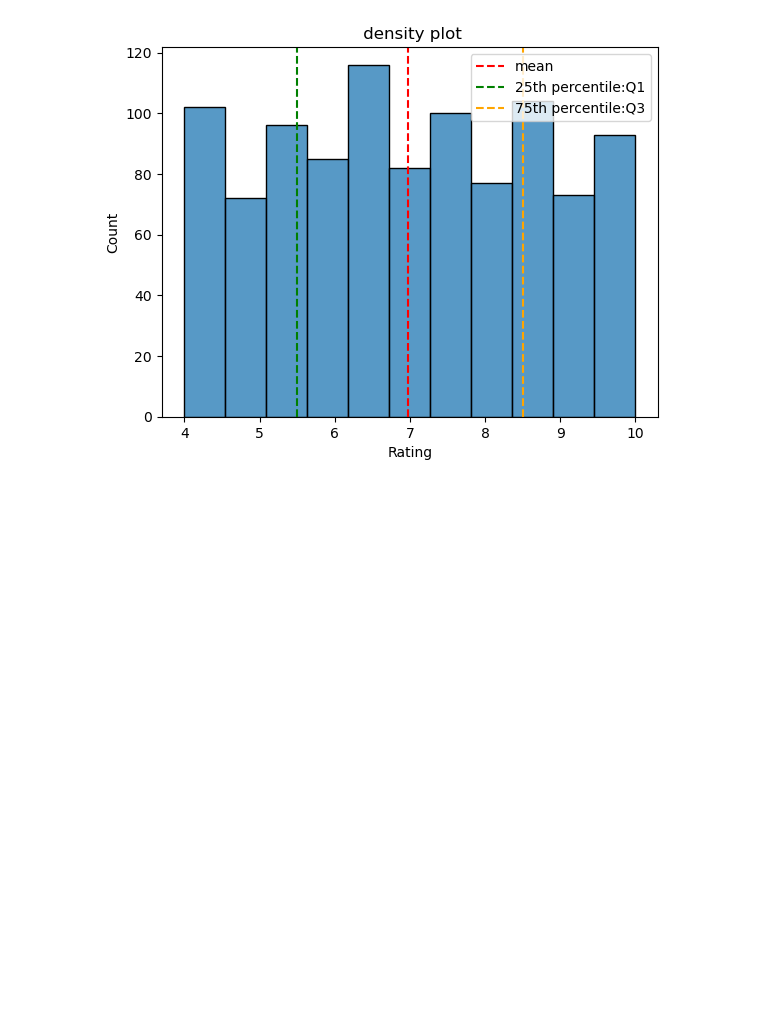
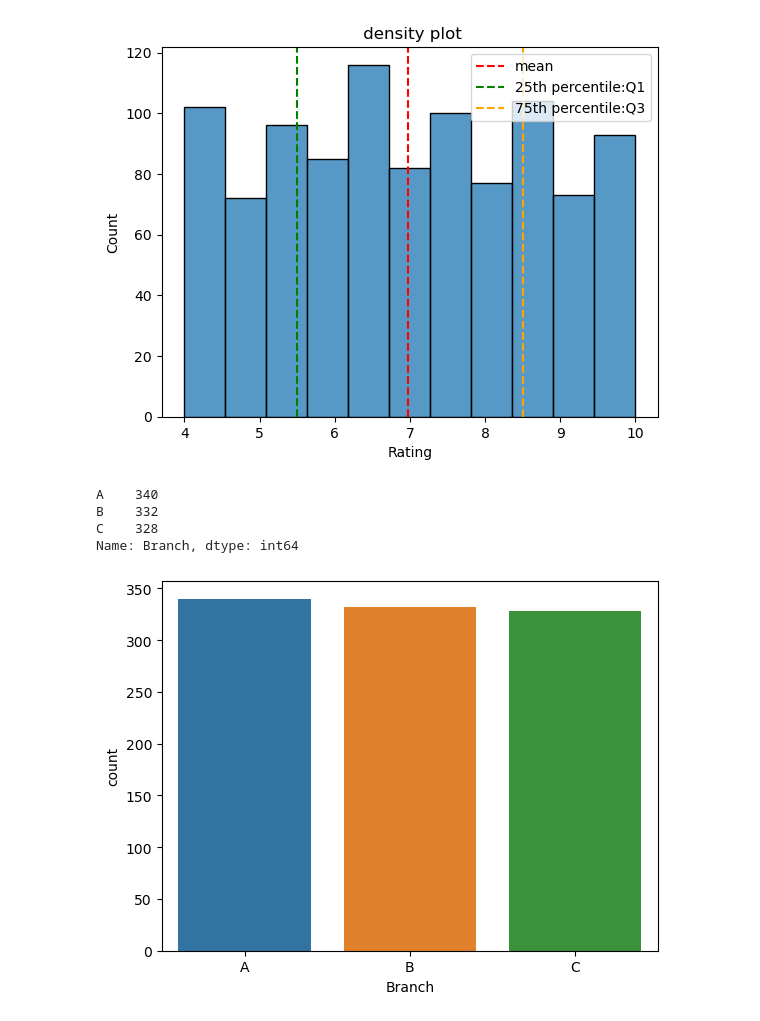
Before and after one commit to FariH004/Supermarket-Sales-Analysis, a Jupyter notebook: code.ipynb, the cells around one changed output. Drawn from its saved outputs; the diff is of its cells as text; code cells hidden in the pictures; blank space fills up the shorter version.

Commit message:
Sales and Rating Graphs

```diff
--- a/code.ipynb
+++ b/code.ipynb
@@ -223,3 +223,18 @@ plt.title(" density plot")
 # %% [output]
 Text(0.5, 1.0, ' density plot')
 [figure]
+# %%
+# Convert 'Branch' column to categorical data
+sales['Branch'] = sales['Branch'].astype('category')
+
+# Create a count plot for the 'Branch' column
+sns.countplot(x='Branch', data=sales)
+
+# Display the counts of each category in the 'Branch' column
+print(sales['Branch'].value_counts())
+# %% [output]
+A    340
+B    332
+C    328
+Name: Branch, dtype: int64
+[figure, added]
```
Also changed, not shown: parts of 2 cells of this notebook.
